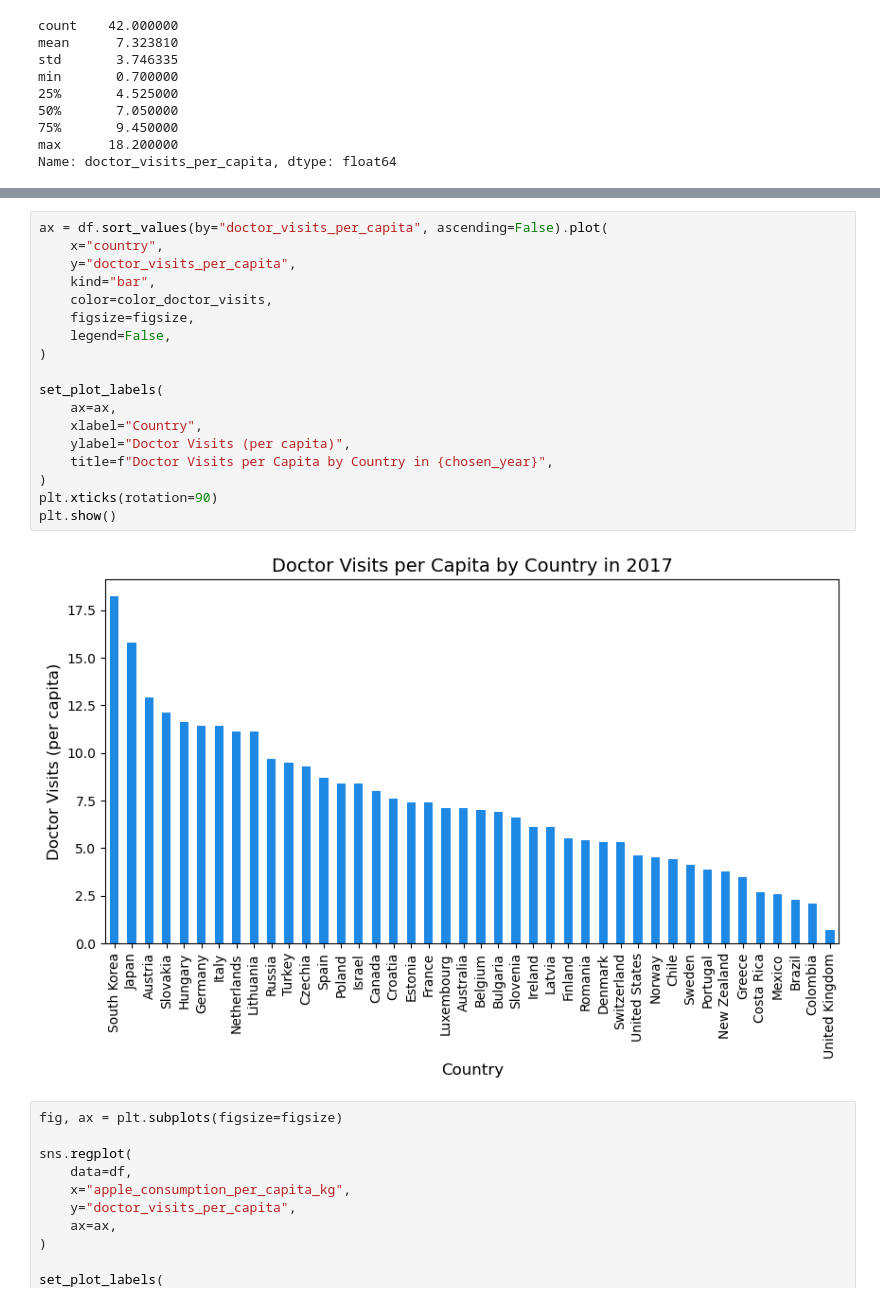
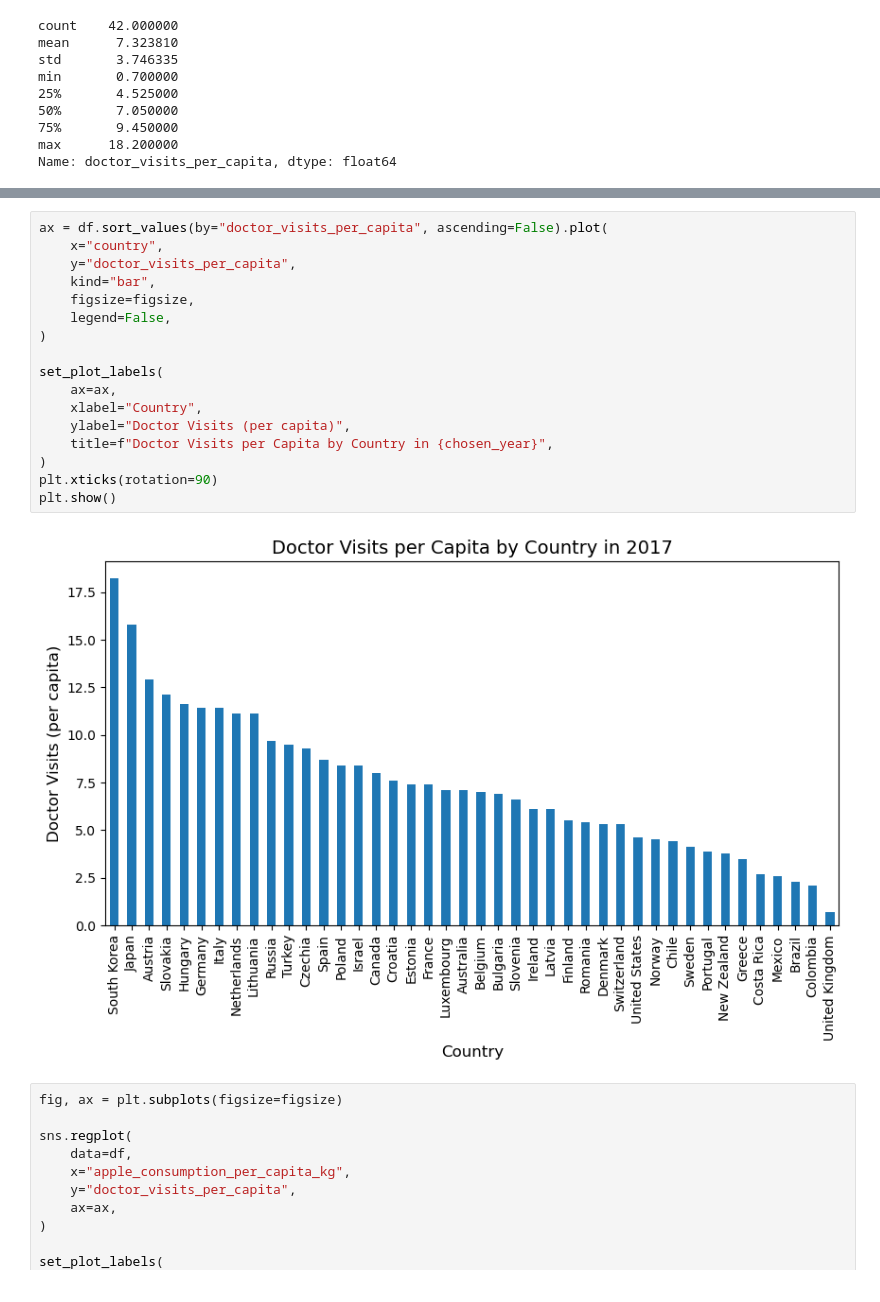
Before and after one commit to matteocasolari/myths-vs-data, a Jupyter notebook: 01_an_apple_a_day/notebooks/01_an_apple_a_day.ipynb, the cells around one changed output, grey strips where cells are left out. Saved outputs shown, nothing was run; the diff lists cells and outputs as text.

Commit message:
💅 Remove redundant coloring

```diff
--- a/01_an_apple_a_day/notebooks/01_an_apple_a_day.ipynb
+++ b/01_an_apple_a_day/notebooks/01_an_apple_a_day.ipynb
@@ -93,23 +89,22 @@ plt.show()
 # %%
 ax = df.sort_values(by="doctor_visits_per_capita", ascending=False).plot(
     x="country",
     y="doctor_visits_per_capita",
     kind="bar",
-    color=color_doctor_visits,
     figsize=figsize,
     legend=False,
 )
 
 set_plot_labels(
     ax=ax,
     xlabel="Country",
     ylabel="Doctor Visits (per capita)",
     title=f"Doctor Visits per Capita by Country in {chosen_year}",
 )
 plt.xticks(rotation=90)
 plt.show()
 # %% [output]
-[figure, old version]
+[figure, new version]
 # %%
 fig, ax = plt.subplots(figsize=figsize)
 
```
Also changed, not shown: parts of 9 cells of this notebook.
